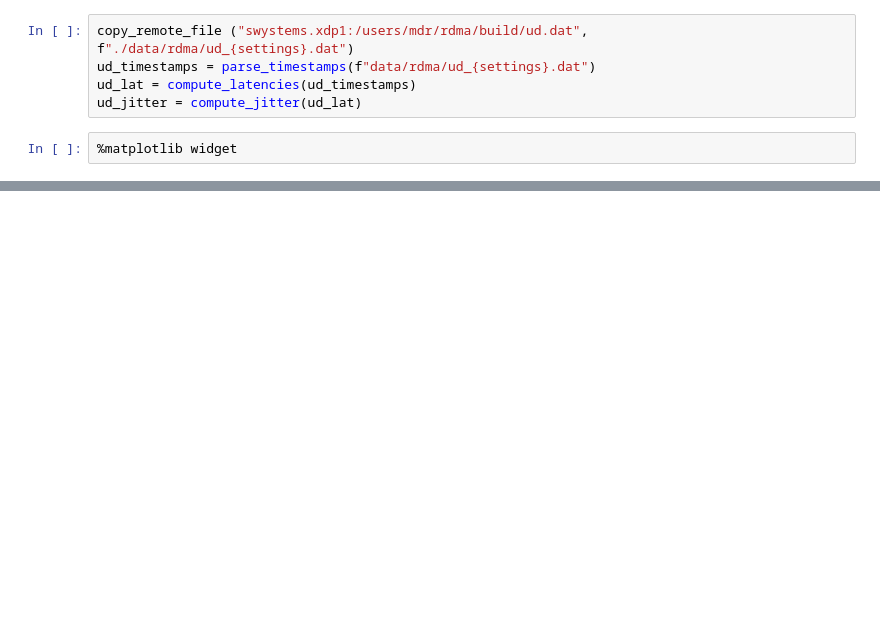
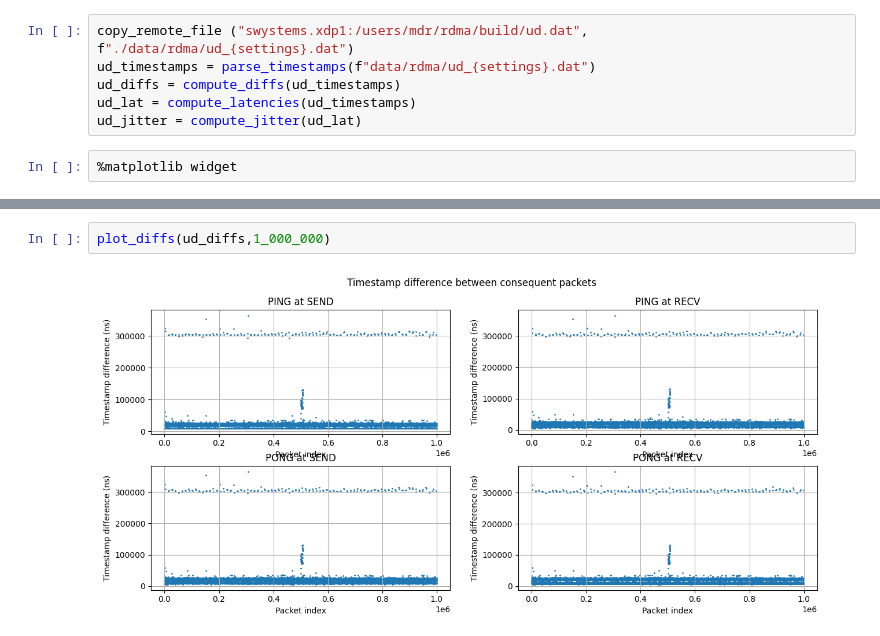
Before and after one commit to swystems/det-bypass, a Jupyter notebook: analysis/comparison/notebook.ipynb, the cells around one changed output, grey strips where cells are left out. Cells and saved outputs as stored; diff of their text form; blank space fills up the shorter version.

```diff
--- a/analysis/comparison/notebook.ipynb
+++ b/analysis/comparison/notebook.ipynb
@@ -182,6 +230,7 @@ xsk_jitter = compute_jitter(xsk_lat)
 # %%
 copy_remote_file ("swystems.xdp1:/users/mdr/rdma/build/ud.dat", f"./data/rdma/ud_{settings}.dat")
 ud_timestamps = parse_timestamps(f"data/rdma/ud_{settings}.dat")
+ud_diffs = compute_diffs(ud_timestamps)
 ud_lat = compute_latencies(ud_timestamps)
 ud_jitter = compute_jitter(ud_lat)
 # %%
@@ -204,0 +276,4 @@ np.mean(xdpp_lat),np.mean(xsk_lat),np.mean(ud_lat)
+# %%
+plot_diffs(ud_diffs,1_000_000)
+# %% [output]
+[figure, added]
```
Also changed, not shown: parts of 21 cells of this notebook.
